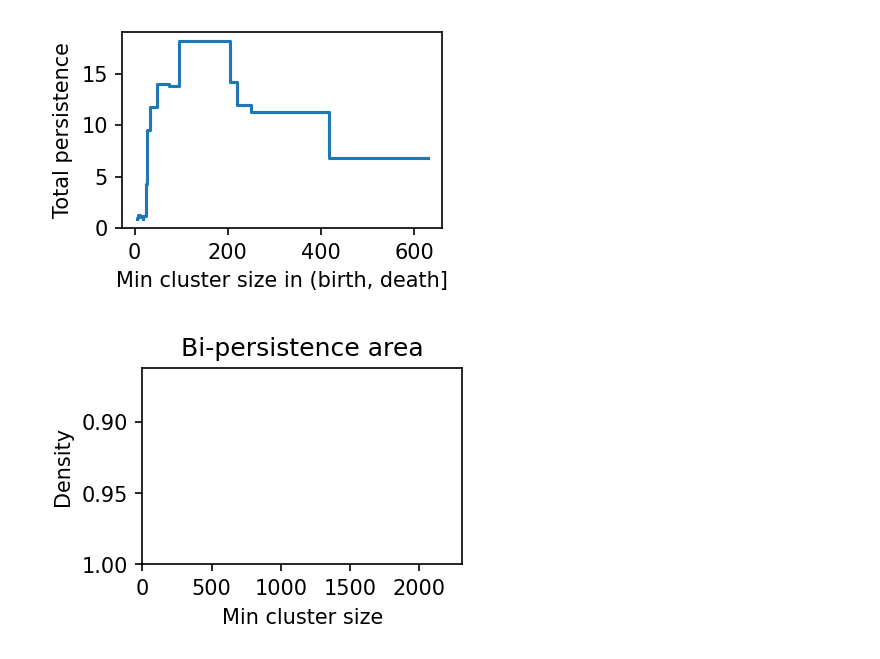
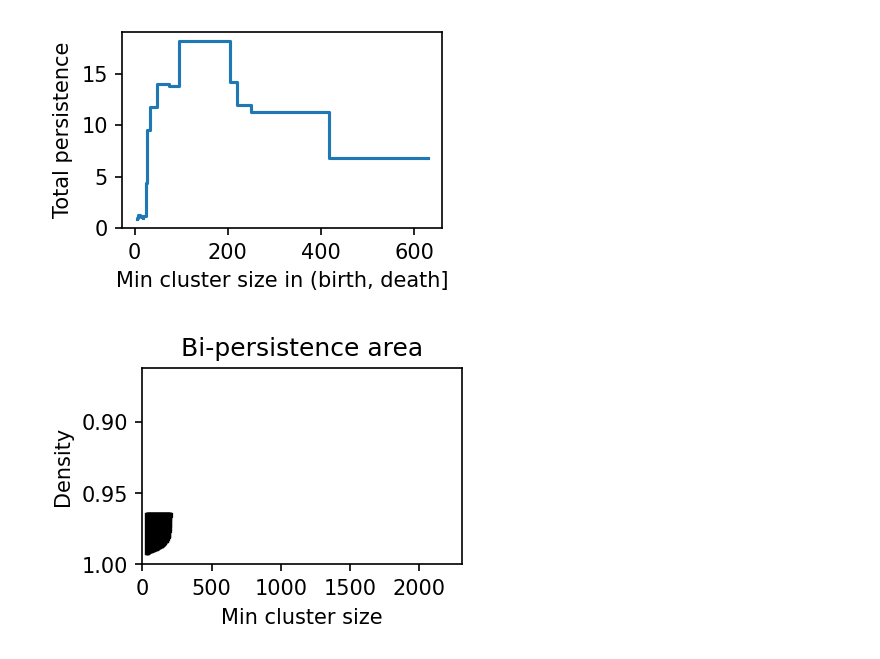
Before and after one commit to JelmerBot/fast_plscan, a Jupyter notebook: docs/using_bi_persistences.ipynb, the cells around one changed output. Saved outputs shown, nothing was run; the diff lists cells and outputs as text; code cells hidden in the pictures.

```diff
--- a/docs/using_bi_persistences.ipynb
+++ b/docs/using_bi_persistences.ipynb
@@ -101,5 +101,5 @@ example, leaf cluster 16 occupies the highlighted area:
 # %%
-leaf_idx = 15
+leaf_idx = 18
 max_dist = c_sdist._leaf_tree.max_distance[leaf_idx]
 size_trace, pers_trace = compute_distance_icicles(
     c_sdist._leaf_tree, c_sdist._condensed_tree, data.shape[0]
@@ -135,18 +135,17 @@ plt.show()
 # %% [output]
 [figure]
 # %%
-leaf_idx = 15
 max_dist = np.exp(-c_sdens._leaf_tree.max_distance[leaf_idx])
 size_trace, pers_trace = compute_density_icicles(
     c_sdens._leaf_tree, c_sdens._condensed_tree, data.shape[0]
 )
 for size, pers in zip(size_trace[leaf_idx], pers_trace[leaf_idx]):
     plt.plot([size, size], [max_dist + pers, max_dist], "k-")
 plt.xlim(0, data.shape[0])
 plt.ylim(1, np.exp(-c_sdens._leaf_tree.max_distance[0]))
 plt.xlabel("Min cluster size")
 plt.ylabel("Density")
 plt.title("Bi-persistence area")
 plt.show()
 # %% [output]
-[figure, old version]
+[figure, new version]
```
Also changed, not shown: parts of 2 cells of this notebook, 51 other files.
